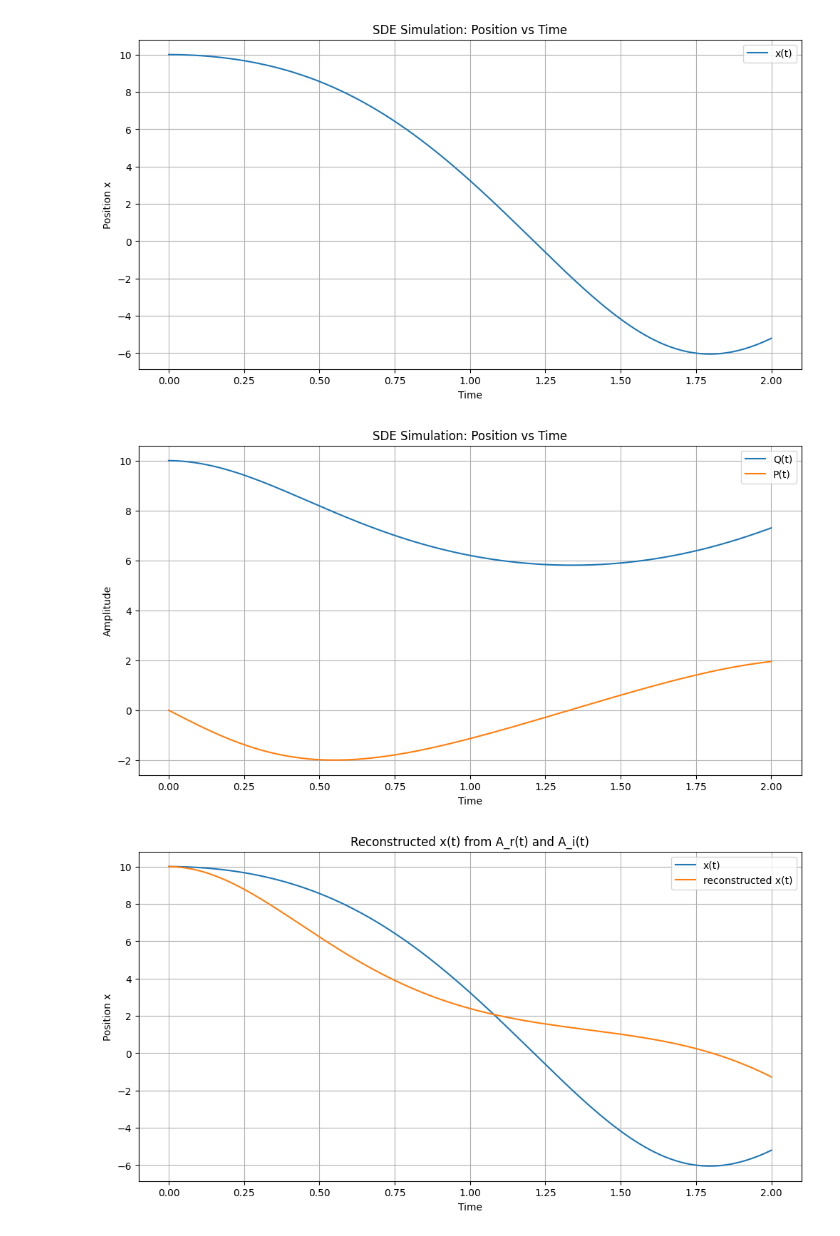
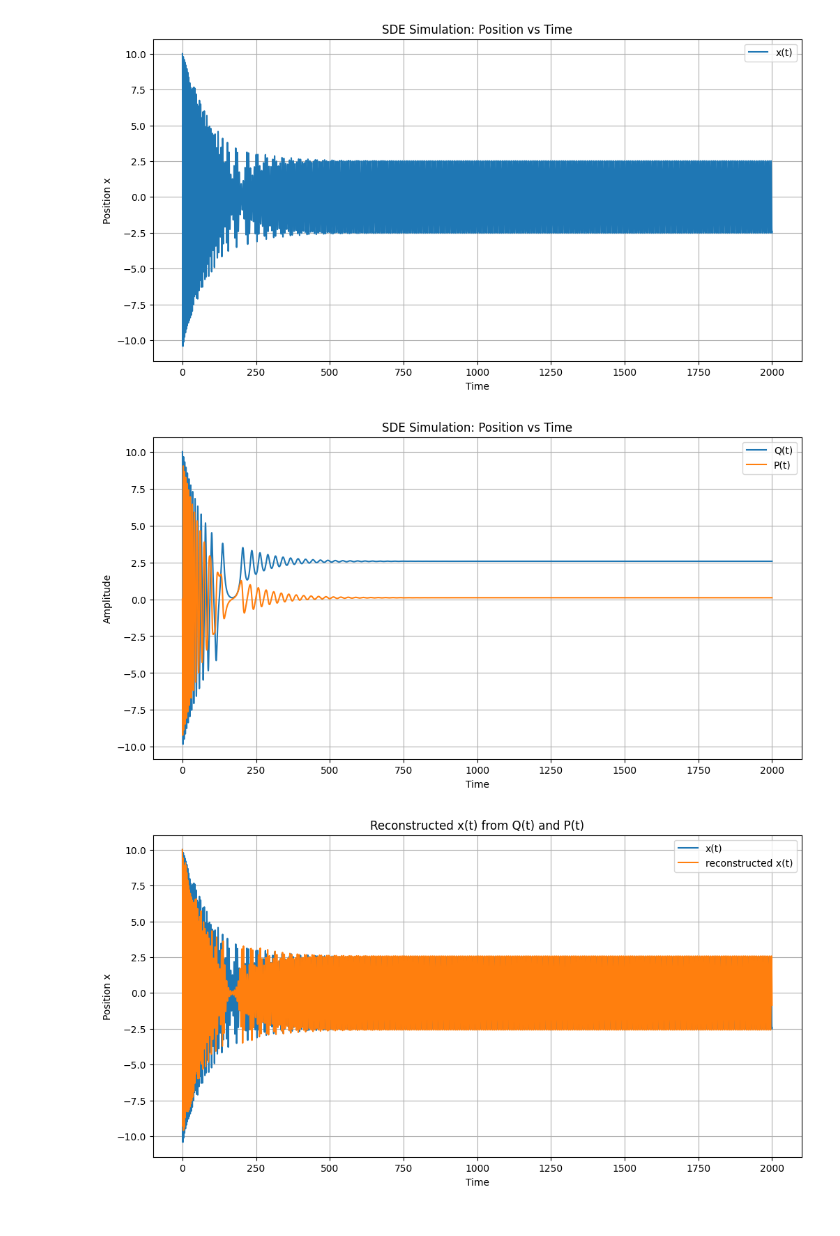
Before and after one commit to cyboesch/oscillator_dev, a Jupyter notebook: thermoai/notebooks/rotating_frame_realAnsatz.ipynb, the cells around one changed output. Saved outputs shown, nothing was run; the diff lists cells and outputs as text; code cells hidden in the pictures.

```diff
--- a/thermoai/notebooks/rotating_frame_realAnsatz.ipynb
+++ b/thermoai/notebooks/rotating_frame_realAnsatz.ipynb
@@ -18,9 +18,9 @@ jax.config.update("jax_enable_x64", True)
 M = 1.0
 w_0 = 1.0          # Natural frequency (rad/s)
 w_p = 2*w_0*1.0      # Driving frequency (rad/s), near 2*w_0 for w_p resonance
-F_p = 5
+F_p = 0.5
 # Amplitude of the w_p driving
-GAMMA= 0.01              # Damping coefficient
+GAMMA= .01              # Damping coefficient
 gamma = .05*1.0              # Nonlinearity coefficient (Duffing term)
 
 k_B = 1.0             # Boltzmann's constant (arbitrary units for simulation)
@@ -33,8 +33,9 @@ args = (M, w_0, w_p,GAMMA, gamma, F_p)
 
 # Simulation Parameters
 t0 = 0.0               # Start time
-t1 = 2.0              # End time
+t1 = 2000.0              # End time
 dt0 = 0.001
+ts = jnp.linspace(t0, t1, 100000)
 
 # Initial Conditions
 x0 = 10.0               # Initial displacement
@@ -130,7 +124,7 @@ brownian_motion = diffrax.VirtualBrownianTree(
 
 terms_x = MultiTerm(ODETerm(drift_x_fn), ControlTerm(diffusion_x_fn, brownian_motion))
 # Define the time points for sampling
-ts = jnp.linspace(t0, t1, 1000)
+
 saveat = diffrax.SaveAt(ts=ts)
 # sample 1000 points
 solution_x = diffrax.diffeqsolve(
@@ -156,7 +150,7 @@ plt.grid(True)
 plt.legend()
 plt.show()
 # %% [output]
-[figure, old version]
+[figure, new version]
 # %%
 terms_QP = MultiTerm(ODETerm(drift_QP_fn), ControlTerm(diffusion_QP_fn, brownian_motion))
 # Define the time points for sampling
@@ -187,26 +181,26 @@ plt.grid(True)
 plt.legend()
 plt.show()
 # %% [output]
-[figure, old version]
+[figure, new version]
 # %%
 def reconstruct_x(t, Q, P):
     """
     Reconstruct x(t) from Q(t) and P(t).
     """
     return Q * jnp.cos(w_0 * t) + P * jnp.sin(w_0 * t)
 
 
 plt.figure(figsize=(12, 6))
 plt.plot(ts, sde_samples_x[:, 0], label='x(t)')
 plt.plot(ts, reconstruct_x(ts, sde_samples_QP[:, 0], sde_samples_QP[:, 1]), label='reconstructed x(t)')
 plt.xlabel('Time')
 plt.ylabel('Position x')
-plt.title('Reconstructed x(t) from A_r(t) and A_i(t)')
+plt.title('Reconstructed x(t) from Q(t) and P(t)')
 plt.grid(True)
 plt.legend()
 plt.show()
 # %% [output]
-[figure, old version]
+[figure, new version]
 # %%
 # After the plotting code in cell [9], add:
 
```
Also changed, not shown: parts of 5 cells of this notebook.
